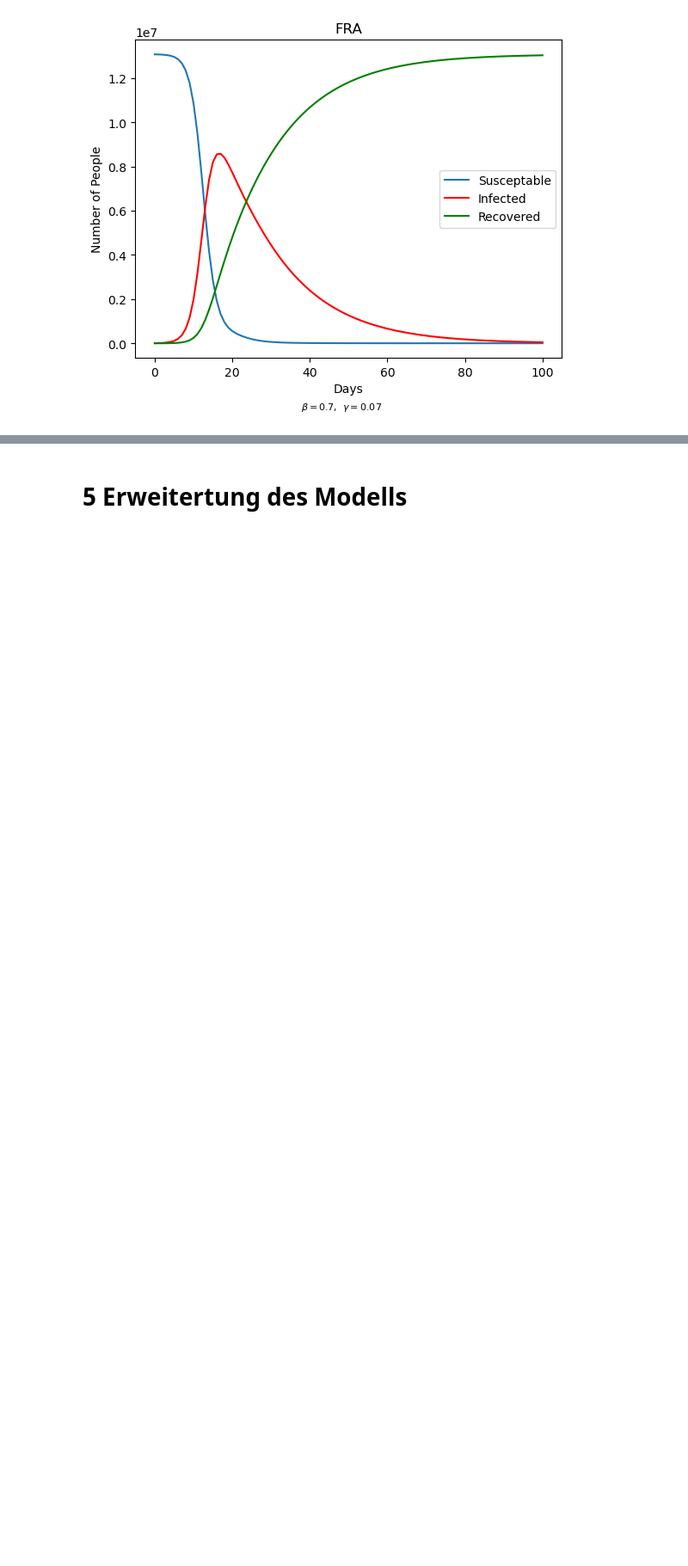
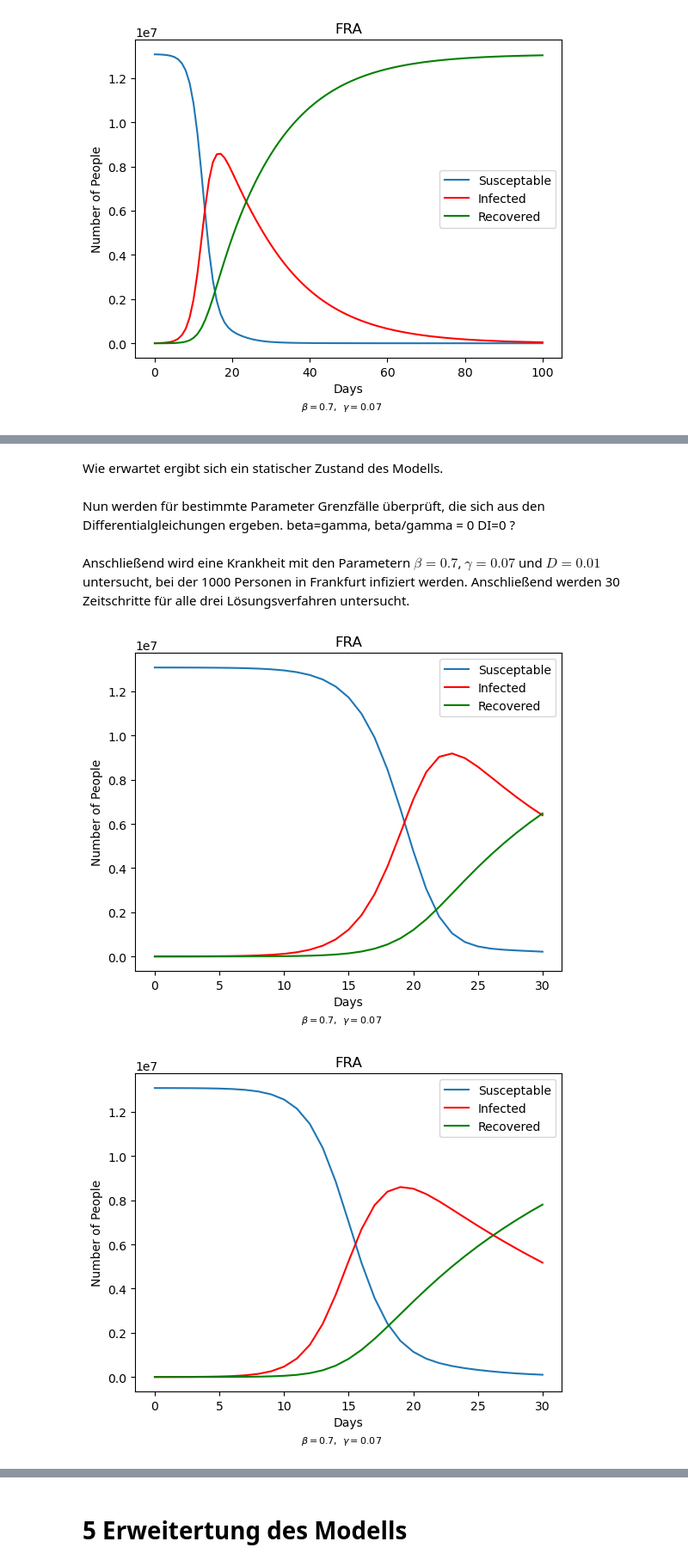
Before and after one commit to LoloSpirit/PlagueInc, a Jupyter notebook: Ausarbeitung_Projekt.ipynb, the cells around one changed output, grey strips where cells are left out. Shown at 86% size. Cells and saved outputs as stored; diff of their text form; code cells hidden in the pictures; blank space fills up the shorter version.

```diff
--- a/Ausarbeitung_Projekt.ipynb
+++ b/Ausarbeitung_Projekt.ipynb
@@ -509,0 +545,32 @@ Wir müssen laut Aufgabenstellung die kombinierte Funktion für alle drei Verfah
+# %% [markdown]
+Wie erwartet ergibt sich ein statischer Zustand des Modells.
+# %% [markdown]
+Nun werden für bestimmte Parameter Grenzfälle überprüft, die sich aus den Differentialgleichungen ergeben. beta=gamma, beta/gamma = 0 DI=0 ?
+# %% [markdown]
+Anschließend wird eine Krankheit mit den Parametern $\beta=0.7$, $\gamma=0.07$ und $D=0.01$ untersucht, bei der 1000 Personen in Frankfurt infiziert werden. Anschließend werden 30 Zeitschritte für alle drei Lösungsverfahren untersucht.
+# %%
+city = 'FRA'
+beta = 0.7
+gamma = 0.07
+D = 0.01
+
+cure_humanity()
+cities[city].infect(1000)
+t, SIR_values = combined_simulation(beta, gamma, D, D, D, 30, "euler")
+s, i, r = zip(*SIR_values[city])
+plot_SIR(city, t, s, i, r, values = {r'\beta': beta, r'\gamma': gamma})
+
+cure_humanity()
+cities[city].infect(1000)
+t, SIR_values = combined_simulation(beta, gamma, D, D, D, 30, "RK")
+s, i, r = zip(*SIR_values[city])
+plot_SIR(city, t, s, i, r, values = {r'\beta': beta, r'\gamma': gamma})
+
+#cure_humanity()
+# cities[city].infect(1000)
+# t, SIR_values = combined_simulation(beta, gamma, D, D, D, 30, "ivp")
+# s, i, r = zip(*SIR_values[city])
+# plot_SIR(city, t, s, i, rvalues = {r'\beta': beta, r'\gamma': gamma})
+# %% [output]
+[figure, added]
+[figure, added]
```
Also changed, not shown: parts of 11 cells of this notebook.
